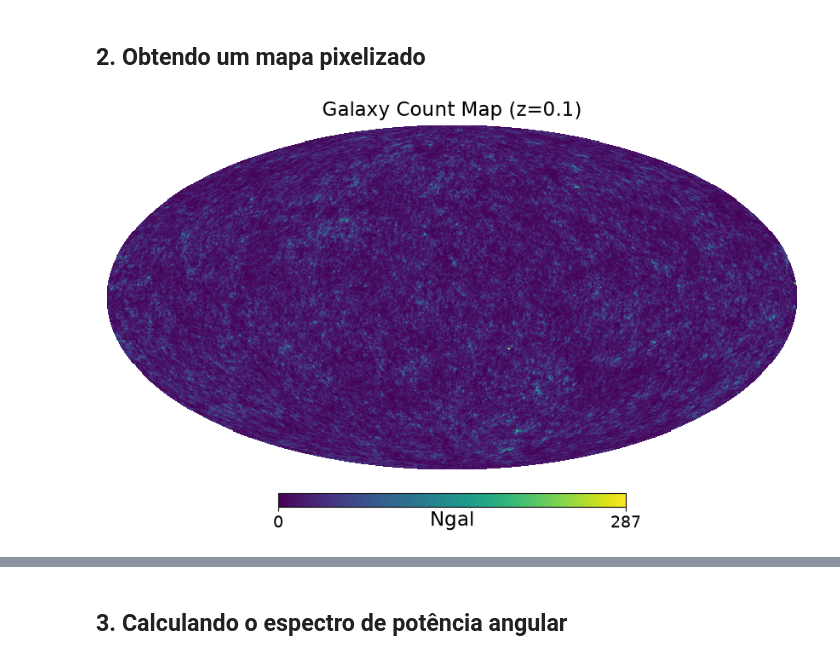
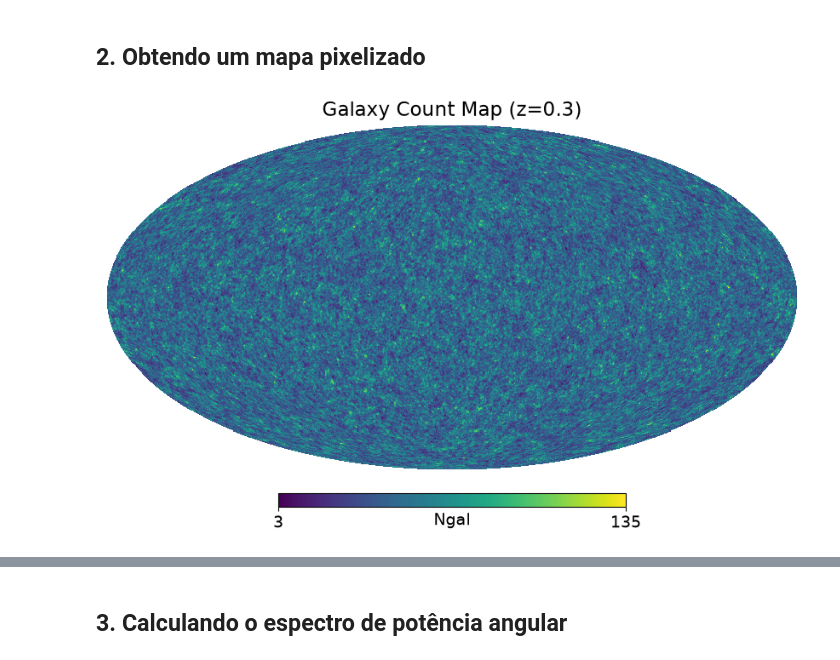
Before and after one commit to isasmatos/IA_school_CBPF_2026, a Jupyter notebook: notebooks/Aula-3a_angular_power_spectrum.ipynb, the cells around one changed output, grey strips where cells are left out. Drawn from its saved outputs; the diff is of its cells as text; code cells hidden in the pictures.

```diff
--- a/notebooks/Aula-3a_angular_power_spectrum.ipynb
+++ b/notebooks/Aula-3a_angular_power_spectrum.ipynb
@@ -40,7 +40,8 @@ os.makedirs(os.path.dirname(f'{matter_cls_dir}/cls.npy'), exist_ok=True)
 
 # Parâmetros da simulação
 lmax = 300
-zmax = 1
+zmin = 0.2
+zmax = 1.2
 dz = 0.2
 
 # Parâmetros cosmológicos (Planck 2018)
@@ -56,7 +57,7 @@ pars = camb.set_params(H0=H0, omch2=omch2, ombh2=ombh2,
                         NonLinear=camb.model.NonLinear_both)
 
 # Cascas de redshift
-zb = glass.shells.redshift_grid(0., zmax, dz=dz)
+zb = glass.shells.redshift_grid(zmin, zmax, dz=dz)
 
 # Função janela (top-hat)
 ws = glass.shells.tophat_windows(zb, dz=dz/100)
@@ -209,6 +208,6 @@ np.save(f'{gdir}/gal_count_map.npy', gal_count_map)
 # %%
 # Visualizando o mapa
 
-hp.mollview(gal_count_map[0], title='Galaxy Count Map (z=0.1)', unit='Ngal', cmap='viridis')
+hp.mollview(gal_count_map[0], title='Galaxy Count Map (z=0.3)', unit='Ngal', cmap='viridis')
 # %% [output]
-[figure, old version]
+[figure, new version]
```
Also changed, not shown: parts of 23 cells of this notebook, 4 other files.
